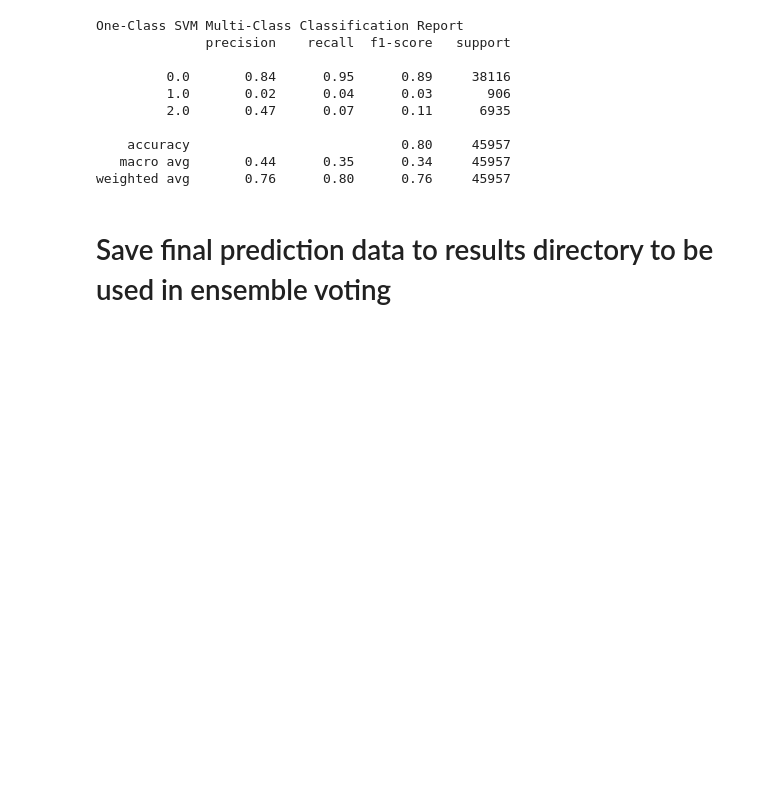
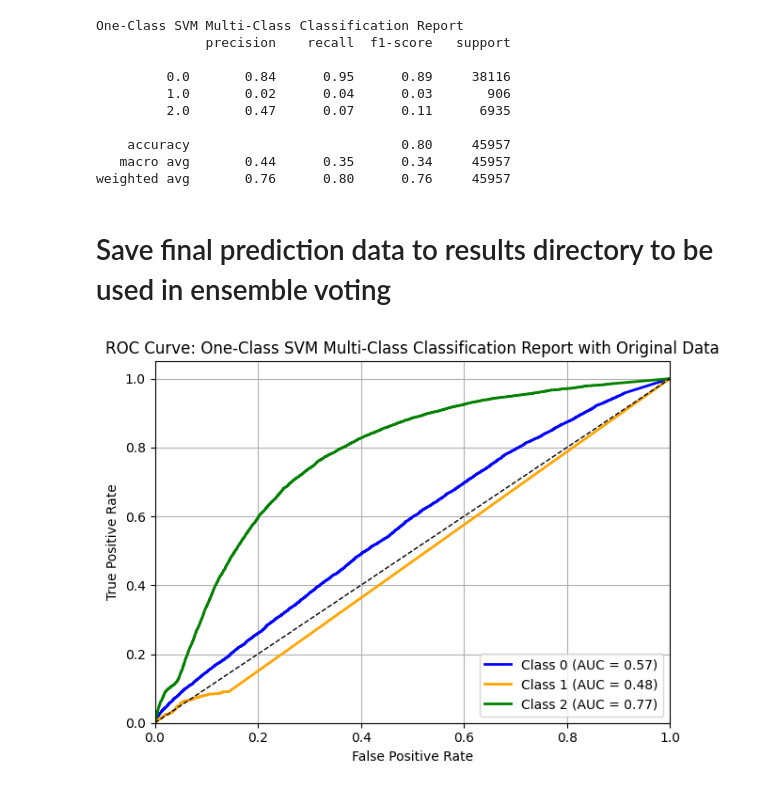
Before and after one commit to YaroslawBagriy/DiabetesRiskClassifier, a Jupyter notebook: notebooks/06_one_class_svm_modeling.ipynb, the cells around one changed output. Drawn from its saved outputs; the diff is of its cells as text; code cells hidden in the pictures; blank space fills up the shorter version.

```diff
--- a/notebooks/06_one_class_svm_modeling.ipynb
+++ b/notebooks/06_one_class_svm_modeling.ipynb
@@ -119,3 +123,48 @@ os.makedirs("results", exist_ok=True)
 np.save("results/y_pred_ocsvm.npy", predictions)
 # Save test data to be later used in the ensemble voting
 np.save("results/y_test.npy", y_test.to_numpy())
+# %%
+# Get decision function scores for all classes
+decision_scores = []
+
+for idx in range(X_test.shape[0]):
+    sample = X_test.iloc[idx:idx+1]
+    score_0 = ocsvm_0.decision_function(sample)[0]
+    score_1 = ocsvm_1.decision_function(sample)[0]
+    score_2 = ocsvm_2.decision_function(sample)[0]
+    decision_scores.append([score_0, score_1, score_2])
+
+y_score = np.array(decision_scores)
+
+# Normalize scores to [0, 1] range for ROC use
+y_score = (y_score - y_score.min(axis=1, keepdims=True)) / (y_score.max(axis=1, keepdims=True) - y_score.min(axis=1, keepdims=True) + 1e-8)
+
+# Binarize y_test
+y_test_bin = label_binarize(y_test, classes=[0, 1, 2])
+
+# Plot all ROC classes
+fpr, tpr, roc_auc = {}, {}, {}
+for i in range(3):
+    fpr[i], tpr[i], _ = roc_curve(y_test_bin[:, i], y_score[:, i])
+    roc_auc[i] = auc(fpr[i], tpr[i])
+
+plt.figure()
+colors = ['blue', 'orange', 'green']
+labels = ['Class 0', 'Class 1', 'Class 2']
+
+for i in range(3):
+    plt.plot(fpr[i], tpr[i], color=colors[i], lw=2,
+             label=f'{labels[i]} (AUC = {roc_auc[i]:.2f})')
+
+plt.plot([0, 1], [0, 1], 'k--', lw=1)
+plt.xlim([0, 1])
+plt.ylim([0, 1.05])
+plt.xlabel("False Positive Rate")
+plt.ylabel("True Positive Rate")
+plt.title("ROC Curve: One-Class SVM Multi-Class Classification Report with Original Data")
+plt.legend(loc="lower right")
+plt.grid(True)
+plt.tight_layout()
+plt.show()
+# %% [output]
+[figure, added]
```
Also changed, not shown: parts of 2 cells of this notebook, 5 other files.
